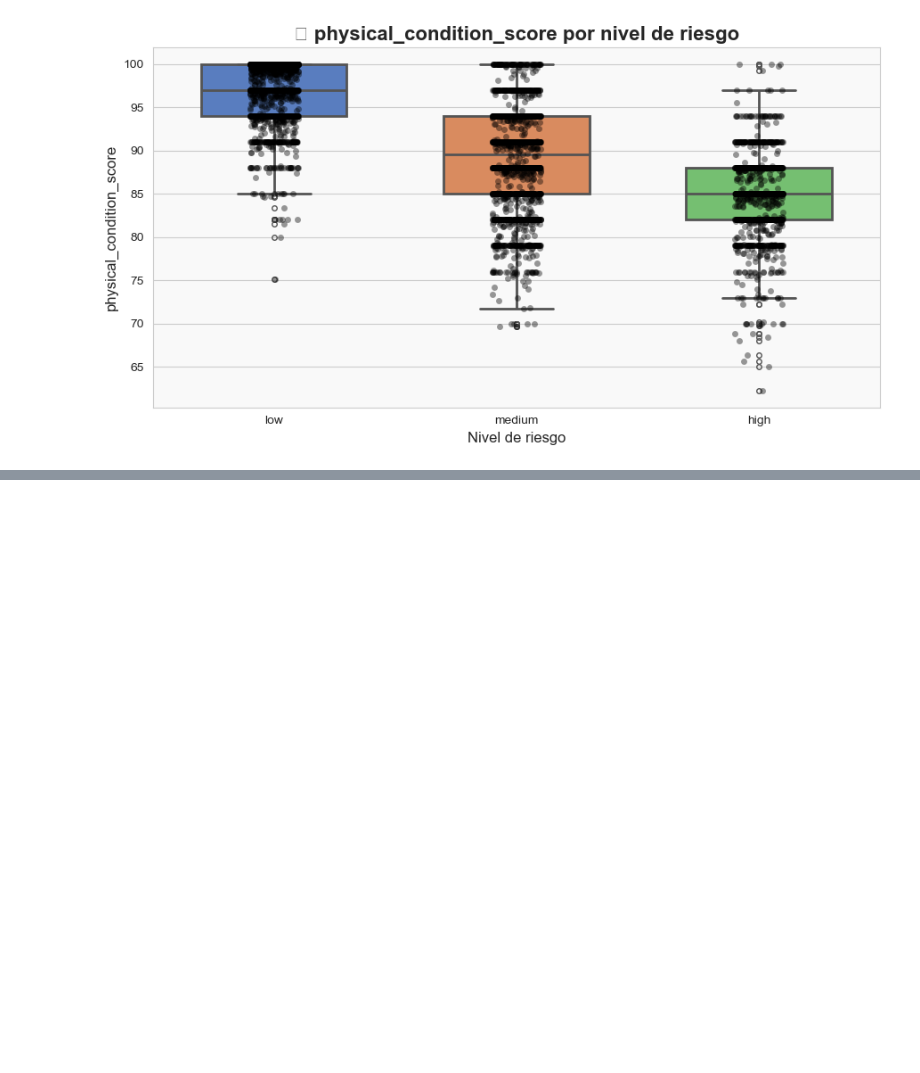
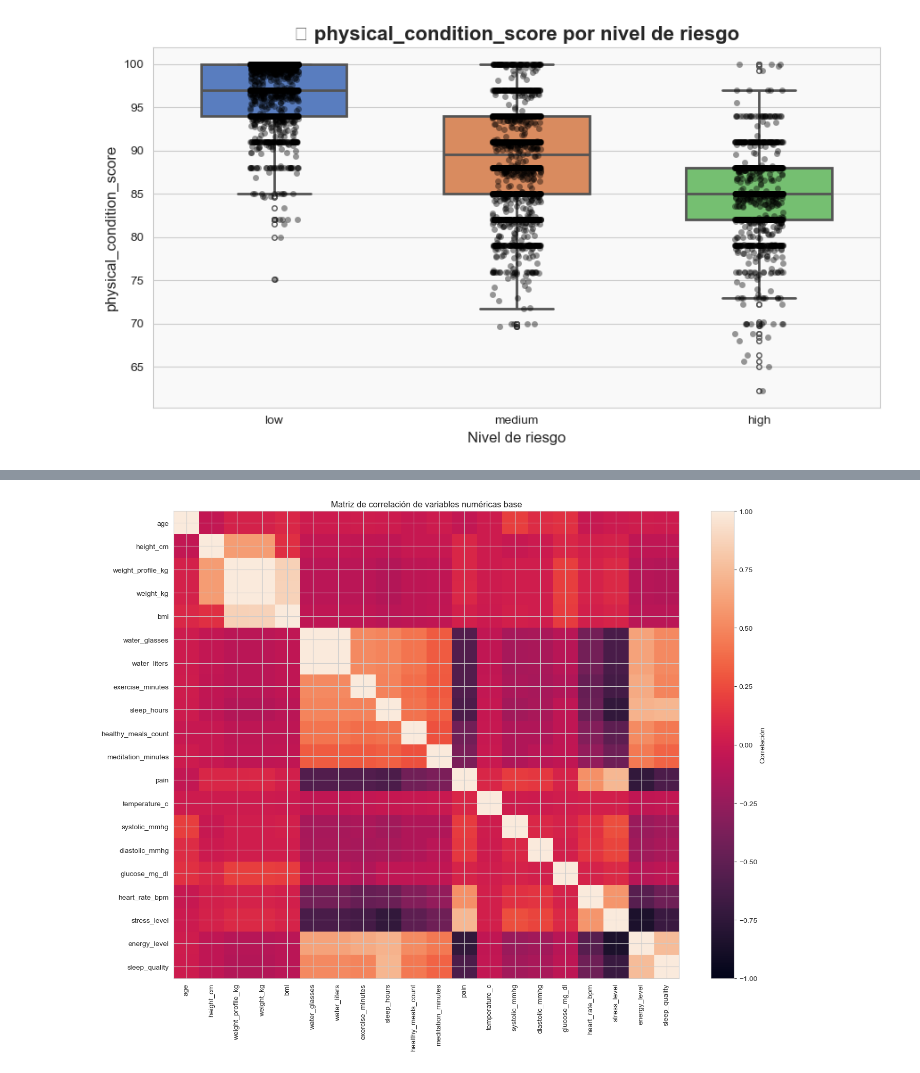
Before and after one commit to KouDionicio/9A-IDGS-ECBD-VitalMind-, a Jupyter notebook: ml-service/app/notebooks/01_exploratory_data_analysis.ipynb, the cells around one changed output, grey strips where cells are left out. Cells and saved outputs as stored; diff of their text form; code cells hidden in the pictures; blank space fills up the shorter version.

```diff
--- a/ml-service/app/notebooks/01_exploratory_data_analysis.ipynb
+++ b/ml-service/app/notebooks/01_exploratory_data_analysis.ipynb
@@ -1219,0 +1285,39 @@ for column in comparison_columns:
+# %%
+fig, ax = plt.subplots(figsize=(14, 11))
+
+correlation_image = ax.imshow(
+    base_correlation_matrix,
+    aspect="auto",
+    vmin=-1,
+    vmax=1,
+)
+
+ax.set_xticks(
+    range(len(base_correlation_matrix.columns))
+)
+ax.set_yticks(
+    range(len(base_correlation_matrix.index))
+)
+
+ax.set_xticklabels(
+    base_correlation_matrix.columns,
+    rotation=90,
+)
+ax.set_yticklabels(
+    base_correlation_matrix.index,
+)
+
+ax.set_title(
+    "Matriz de correlación de variables numéricas base"
+)
+
+fig.colorbar(
+    correlation_image,
+    ax=ax,
+    label="Correlación",
+)
+
+plt.tight_layout()
+plt.show()
+# %% [output]
+[figure, added]
```
Also changed, not shown: parts of 19 cells of this notebook.
